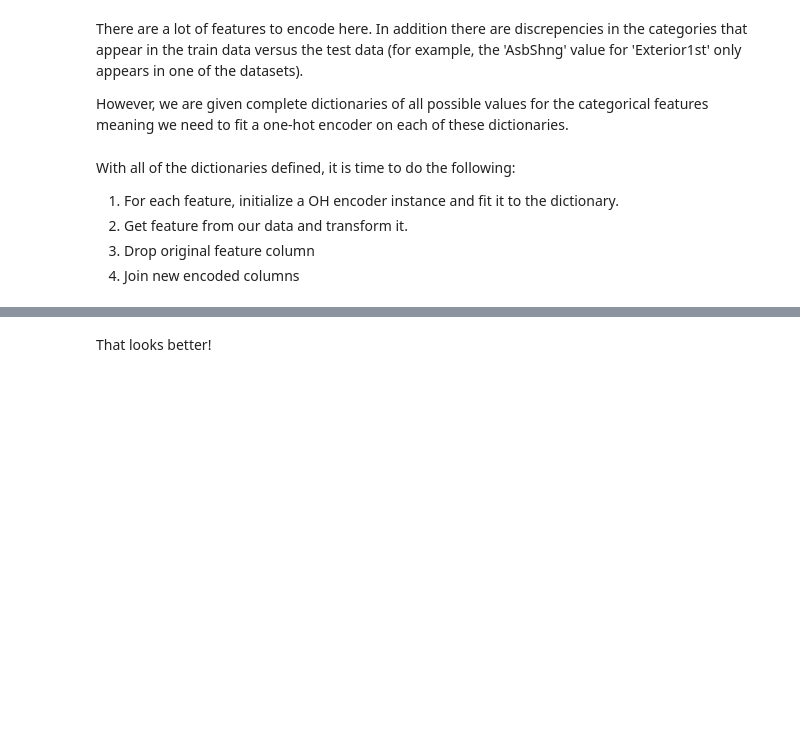
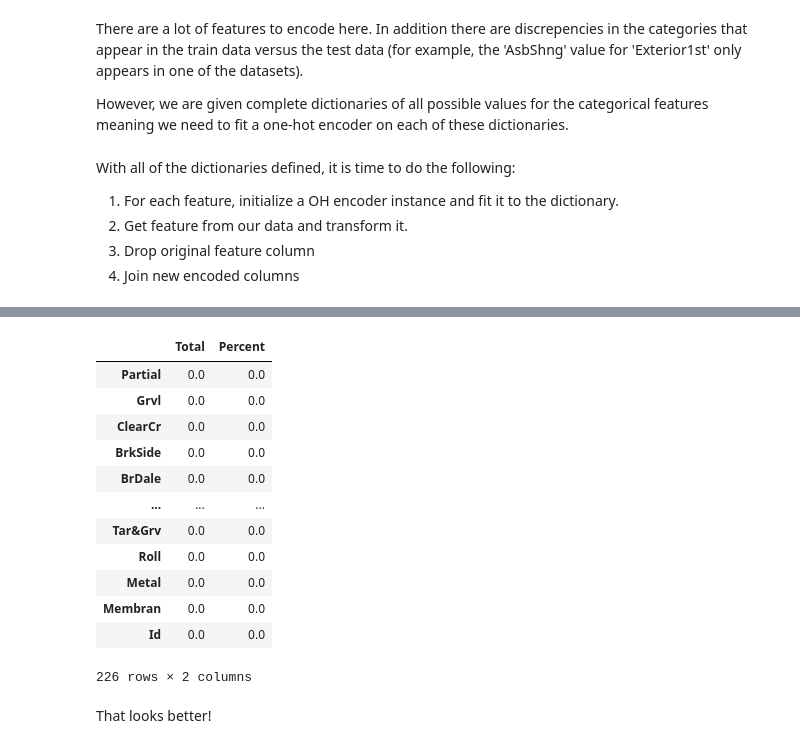
Before and after one commit to fattorib/HousingRegression, a Jupyter notebook: Project.ipynb, the cells around one changed output, grey strips where cells are left out. Drawn from its saved outputs; the diff is of its cells as text; code cells hidden in the pictures; blank space fills up the shorter version.

```diff
--- a/Project.ipynb
+++ b/Project.ipynb
@@ -437,3 +432,24 @@ attributes = attributes.fillna(0)
+# %%
+missing = attributes.isnull().sum().sort_values(ascending=False)
+percent = (attributes.isnull().sum()/attributes.isna().count()).sort_values(ascending=False)
+missing_data = pd.concat([missing, percent], axis=1, keys=['Total', 'Percent'])
+
+
+missing_data
+# %% [output]
+|  | Total | Percent |
+| Partial | 0.0 | 0.0 |
+| Grvl | 0.0 | 0.0 |
+| ClearCr | 0.0 | 0.0 |
+| BrkSide | 0.0 | 0.0 |
+| BrDale | 0.0 | 0.0 |
+| ... | ... | ... |
+| Tar&Grv | 0.0 | 0.0 |
+| Roll | 0.0 | 0.0 |
+| Metal | 0.0 | 0.0 |
+| Membran | 0.0 | 0.0 |
+| Id | 0.0 | 0.0 |
+226 rows × 2 columns
 # %% [markdown]
 That looks better!
 # %% [markdown]
```
Also changed, not shown: parts of 13 cells of this notebook.
